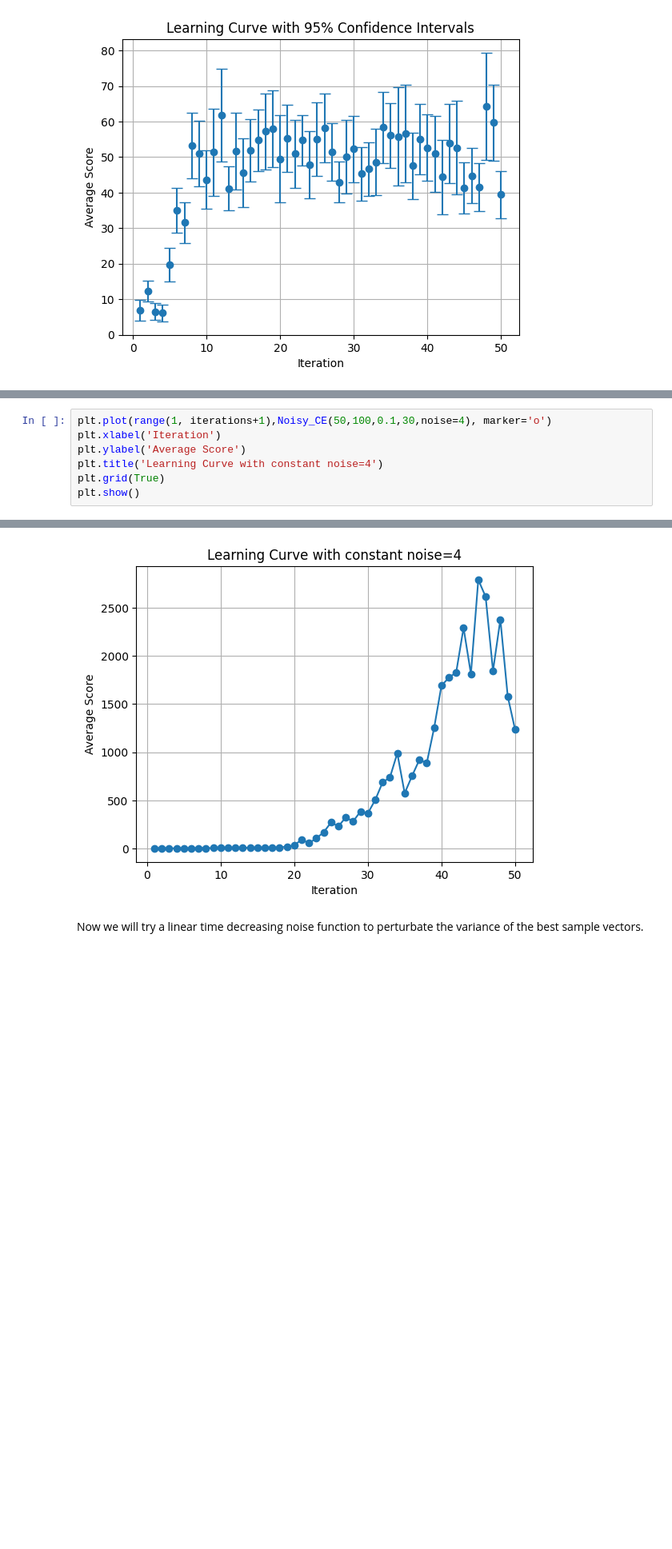
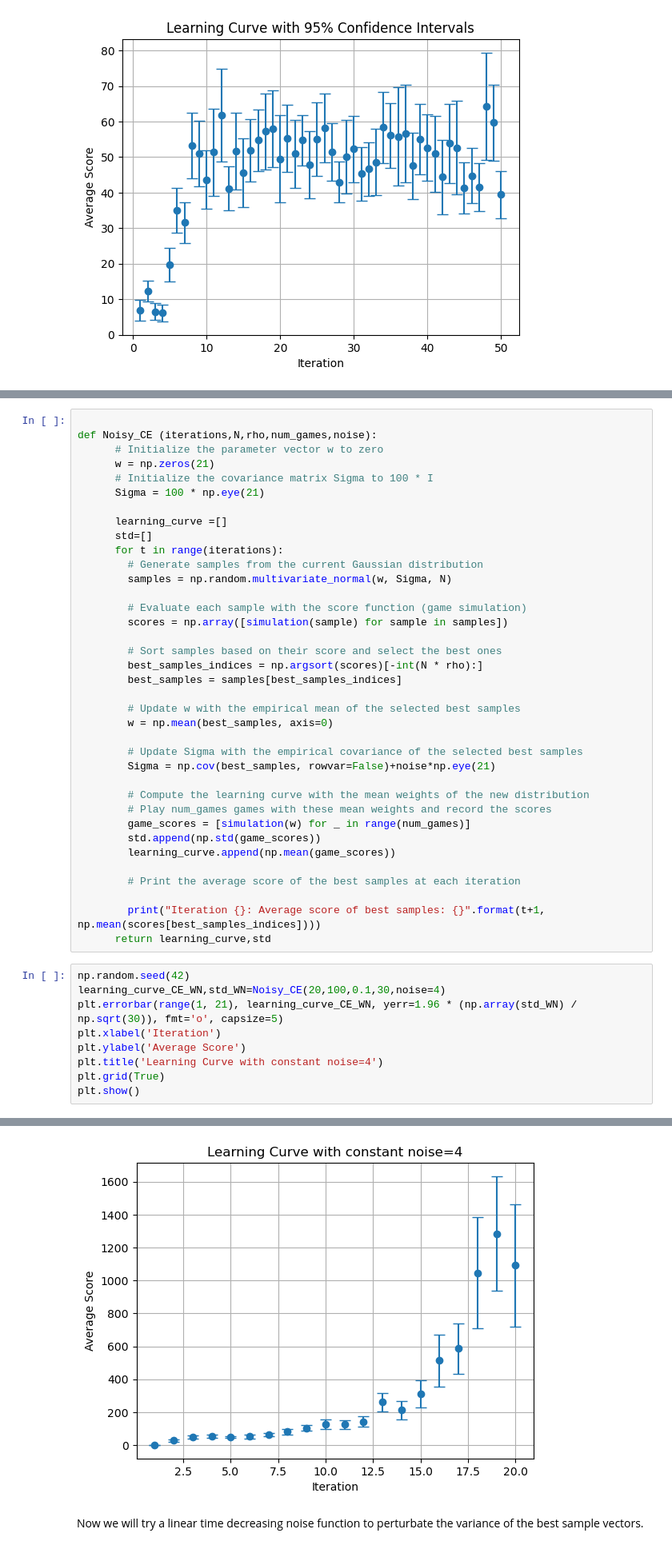
Before and after one commit to yassprogramme/learning_tetris, a Jupyter notebook: Optimization.ipynb, the cells around one changed output, grey strips where cells are left out. Shown: that part at 80% size. Saved outputs shown, nothing was run; the diff lists cells and outputs as text; blank space fills up the shorter version.

Commit message:
Merge graphe

```diff
--- a/Optimization.ipynb
+++ b/Optimization.ipynb
@@ -138,5 +130,44 @@ def Noisy_CE (iterations=50,N=100,rho=0.1,num_games=30,noise=0):
+# %%
+
+def Noisy_CE (iterations,N,rho,num_games,noise):
+      # Initialize the parameter vector w to zero
+      w = np.zeros(21)
+      # Initialize the covariance matrix Sigma to 100 * I
+      Sigma = 100 * np.eye(21)
+
+      learning_curve =[]
+      std=[]
+      for t in range(iterations):
+        # Generate samples from the current Gaussian distribution
+        samples = np.random.multivariate_normal(w, Sigma, N)
+
+        # Evaluate each sample with the score function (game simulation)
+        scores = np.array([simulation(sample) for sample in samples])
+
+        # Sort samples based on their score and select the best ones
+        best_samples_indices = np.argsort(scores)[-int(N * rho):]
+        best_samples = samples[best_samples_indices]
+
+        # Update w with the empirical mean of the selected best samples
+        w = np.mean(best_samples, axis=0)
+
+        # Update Sigma with the empirical covariance of the selected best samples
+        Sigma = np.cov(best_samples, rowvar=False)+noise*np.eye(21)
+
+        # Compute the learning curve with the mean weights of the new distribution
+        # Play num_games games with these mean weights and record the scores
+        game_scores = [simulation(w) for _ in range(num_games)]
+        std.append(np.std(game_scores))
+        learning_curve.append(np.mean(game_scores))
+
+        # Print the average score of the best samples at each iteration
+
+        print("Iteration {}: Average score of best samples: {}".format(t+1, np.mean(scores[best_samples_indices])))
+      return learning_curve,std
 # %%
-plt.plot(range(1, iterations+1),Noisy_CE(50,100,0.1,30,noise=4), marker='o')
+np.random.seed(42)
+learning_curve_CE_WN,std_WN=Noisy_CE(20,100,0.1,30,noise=4)
+plt.errorbar(range(1, 21), learning_curve_CE_WN, yerr=1.96 * (np.array(std_WN) / np.sqrt(30)), fmt='o', capsize=5)
 plt.xlabel('Iteration')
 plt.ylabel('Average Score')
 plt.title('Learning Curve with constant noise=4')
@@ -151,4 +197,4 @@ Iteration 41: Average score of best samples: 2288.2
-[figure, old version]
+[figure, new version]
 # %% [markdown]
 Now we will try a linear time decreasing noise function to perturbate the variance of the best sample vectors.
 # %%
```
Also changed, not shown: parts of 2 cells of this notebook.
